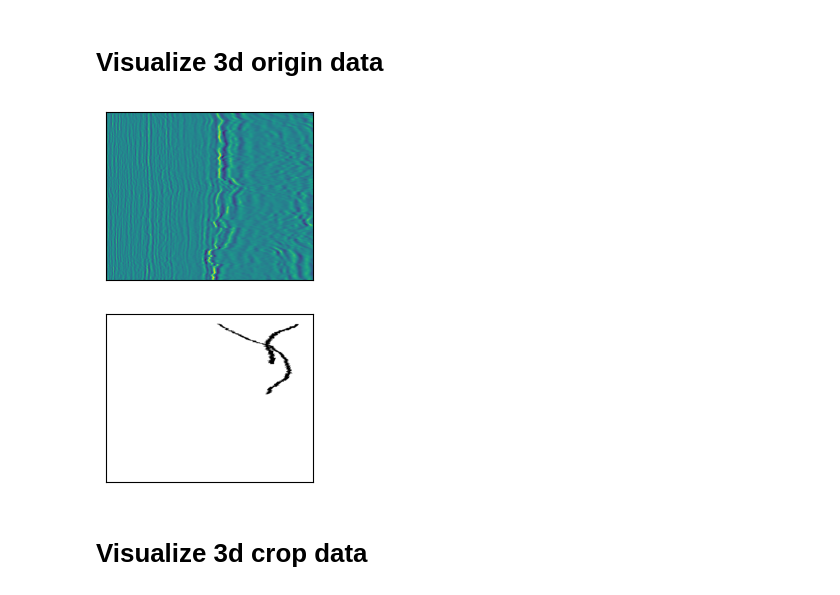
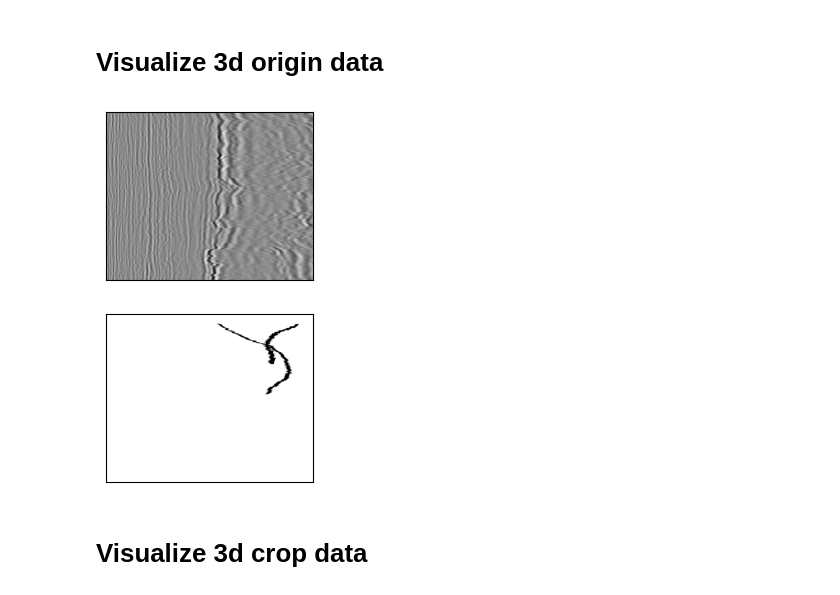
Before and after one commit to Kinlyran/Fault_Recong_zzr, a Jupyter notebook: data_explore.ipynb, the cells around one changed output. Drawn from its saved outputs; the diff is of its cells as text; code cells hidden in the pictures.

```diff
--- a/data_explore.ipynb
+++ b/data_explore.ipynb
@@ -16,16 +16,16 @@ ori_label = segyio.tools.cube(os.path.join(root_path, 'label_fill.sgy'))
 # %%
 slice_id = 80
 plt.subplot(2,1,1)
-fig = plt.imshow(ori_seis[:,slice_id,:])
+fig = plt.imshow(ori_seis[:,slice_id,:], cmap='binary')
 fig.axes.xaxis.set_visible(False)
 fig.axes.yaxis.set_visible(False)
 plt.subplot(2,1,2)
 fig = plt.imshow(ori_label[:,slice_id,:], cmap='binary')
 fig.axes.xaxis.set_visible(False)
 fig.axes.yaxis.set_visible(False)
 plt.show()
 # %% [output]
-[figure, old version]
+[figure, new version]
 # %% [markdown]
 # Visualize 3d crop data
 # %%
```
Also changed, not shown: 2 other files.
